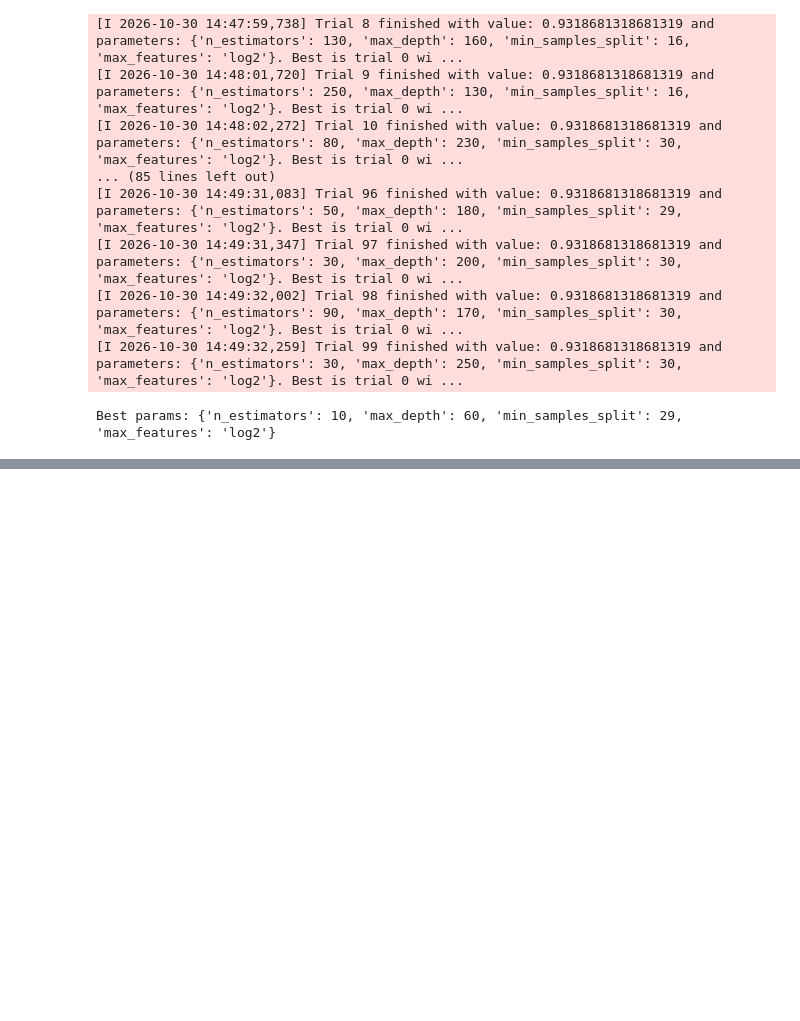
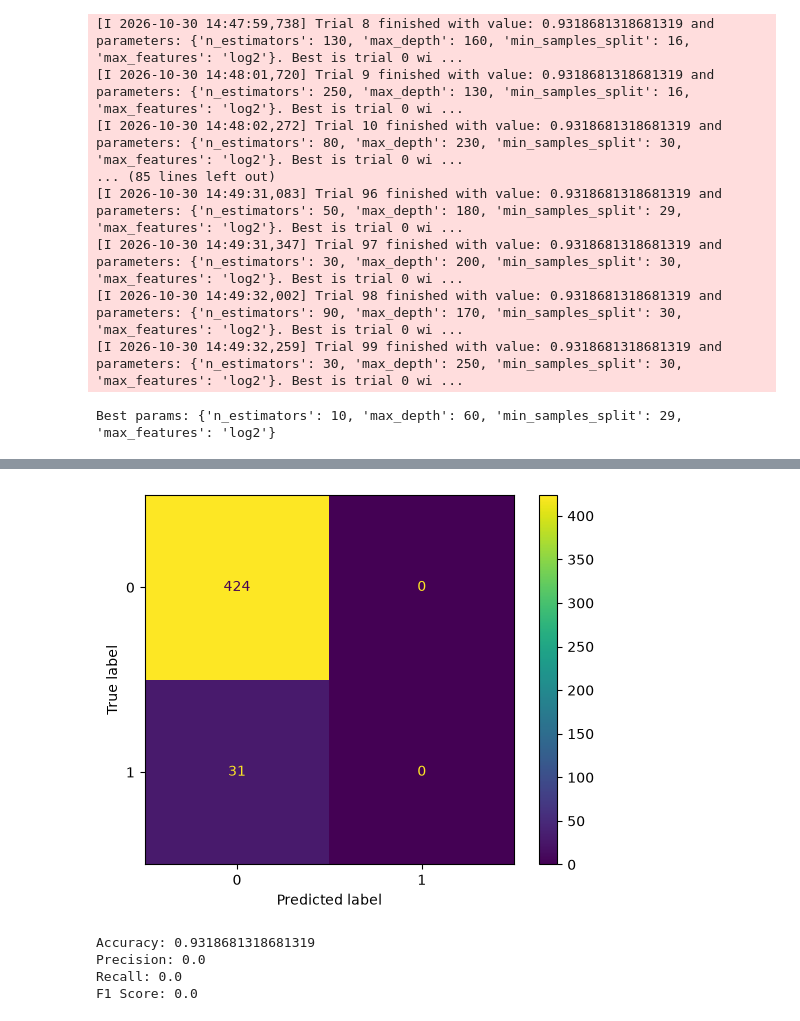
Before and after one commit to tijnpeters/data-science-for-business, a Jupyter notebook: modeling/Final assignment Modeling/FinalAssignmentModeling.ipynb, the cells around one changed output, grey strips where cells are left out. Cells and saved outputs as stored; diff of their text form; code cells hidden in the pictures; blank space fills up the shorter version.

```diff
--- a/modeling/Final assignment Modeling/FinalAssignmentModeling.ipynb
+++ b/modeling/Final assignment Modeling/FinalAssignmentModeling.ipynb
@@ -651,0 +681,20 @@ F1 Score 0.0
+# %%
+#Prepare the data
+df = df.dropna() #remove missings
+y = df['HIDEM'] #select Target
+X = df.drop('HIDEM',axis=1) #Select features
+X = pd.get_dummies(X, drop_first=True) #Turn Fuel_Type into dummy variables
+columns = X.columns #create index with column names (needed for last step)
+scaler = MinMaxScaler() #initiate the scaler
+X = scaler.fit_transform(X) #scale the data
+X = pd.DataFrame(X,columns=columns) #turn back into a dataframe
+# %%
+y = (df['HIDEM'] == 'yes').astype(int)
+X = df.drop(columns=['HIDEM'])
+X = pd.get_dummies(X, drop_first=True, dtype=float)
+
+#Normalize the data
+columns = X.columns #create index with column names (needed for last step)
+scaler = MinMaxScaler() #initiate the scaler
+X = scaler.fit_transform(X) #scale the data
+X = pd.DataFrame(X,columns=columns) #turn back into a dataframe
@@ -651,0 +753,50 @@ F1 Score 0.0
+# %%
+from scikeras.wrappers import KerasClassifier
+
+def create_baseline():
+    # create model
+    nnmodel = tf.keras.models.Sequential([
+        tf.keras.layers.Input(shape=(X.shape[1],)),  # Input layer
+        tf.keras.layers.Dense(512, activation='elu'), #hidden layer
+        tf.keras.layers.Dense(512, activation='elu'), #hidden layer
+        tf.keras.layers.Dense(512, activation='elu'), #hidden layer
+        tf.keras.layers.Dense(512, activation='elu'), #hidden layer
+        tf.keras.layers.Dense(512, activation='elu'), #hidden layer
+        tf.keras.layers.Dense(2, activation='sigmoid')  # Output layer
+    ])
+    # Compile model
+    nnmodel.compile(loss='sparse_categorical_crossentropy', #loss is calculated with MAE
+                    optimizer='adam', #type of gradient descent
+                    metrics=['accuracy']) #use MAE to evaluate the model
+    return nnmodel
+
+# evaluate model
+
+#define the estimator
+estimator = KerasClassifier(build_fn=create_baseline, #you have to use the kerasRegressor wrapper for nn models
+                           epochs=50, batch_size=64, #100 epochs and 5 batches
+                           verbose=0) #this will shorten the output text
+
+y_pred = cross_val_predict(logreg, X, y, cv=5)
+cm = confusion_matrix(y, y_pred) #Create the confusion matrix
+disp = ConfusionMatrixDisplay(confusion_matrix=cm) #create the graph
+disp.plot() #plot the graph
+plt.show() #show the graph
+
+#calculate metrics
+accuracy = accuracy_score(y, y_pred)
+precision = precision_score(y, y_pred)
+recall = recall_score(y, y_pred)
+f1 = f1_score(y, y_pred)
+
+#print the metrics
+print("Accuracy:", accuracy)
+print("Precision:", precision)
+print("Recall:", recall)
+print("F1 Score:", f1)
+# %% [output]
+[figure, added]
+Accuracy: 0.9318681318681319
+Precision: 0.0
+Recall: 0.0
+F1 Score: 0.0
```
Also changed, not shown: parts of 3 cells of this notebook.
